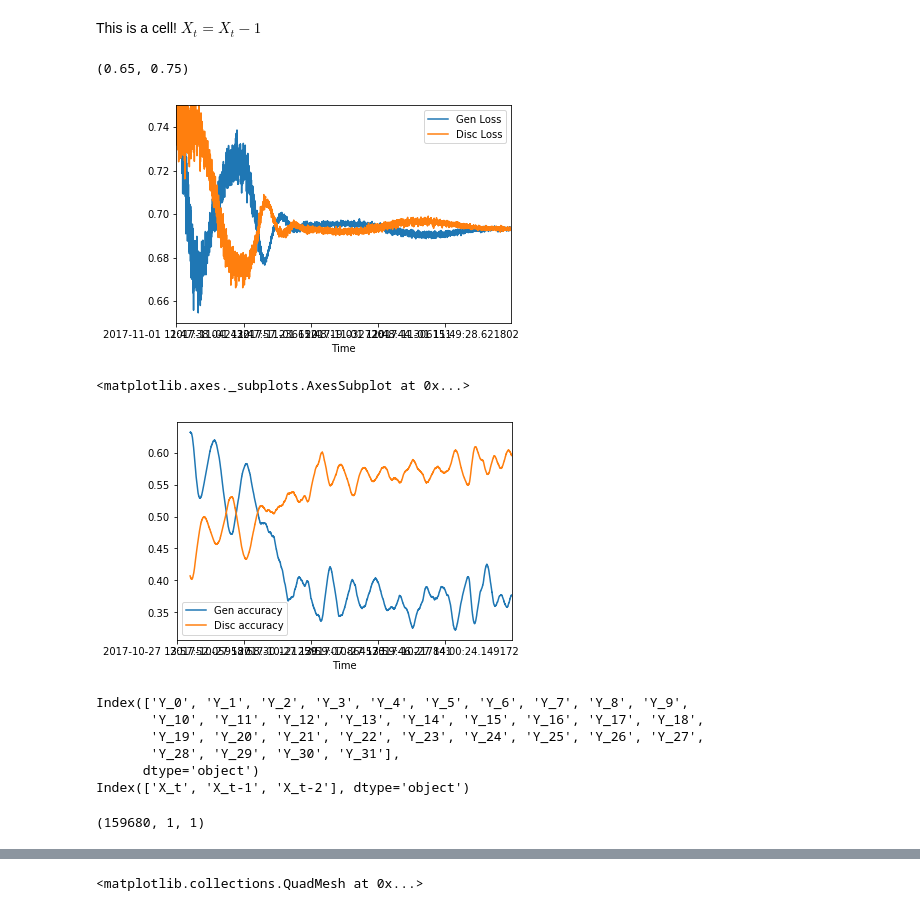
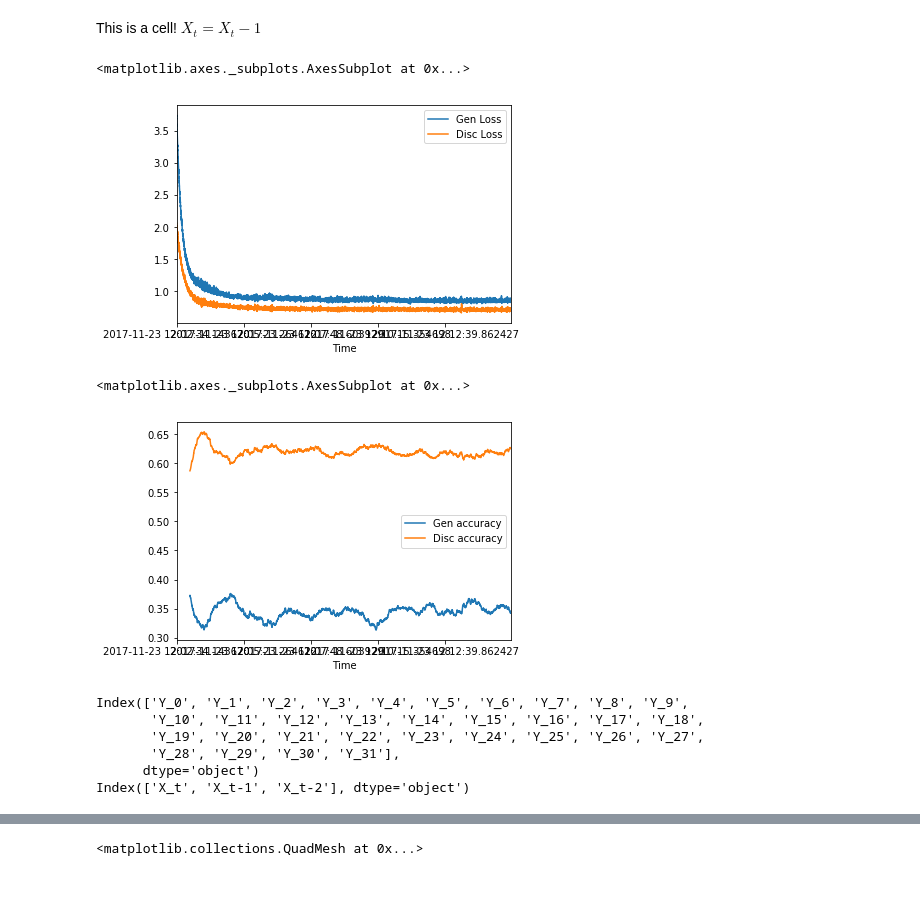
Before and after one commit to djgagne/lorenz_gan, a Jupyter notebook: notebooks/lorenz_gan_eval.ipynb, the cells around one changed output, grey strips where cells are left out. Drawn from its saved outputs; the diff is of its cells as text; code cells hidden in the pictures.

```diff
--- a/notebooks/lorenz_gan_eval.ipynb
+++ b/notebooks/lorenz_gan_eval.ipynb
@@ -128,18 +127,17 @@ plt.hist(patches.mean(axis=1))
 This is a cell!
 $X_t=X_t -1$
 # %%
-gan_loss = pd.read_csv("../exp_mean/gan_loss_history_0000.csv", index_col="Time")
+gan_loss = pd.read_csv("../exp/gan_loss_history_0000.csv", index_col="Time")
 # %%
-gan_loss[["Gen Loss", "Disc Loss"]].rolling(10).mean().plot()
-plt.ylim(0.65, 0.75)
+gan_loss[["Gen Loss", "Disc Loss"]].plot()
 # %% [output]
-(0.65, 0.75)
+<matplotlib.axes._subplots.AxesSubplot at 0x...>
-[figure, old version]
+[figure, new version]
 # %%
 gan_loss[["Gen accuracy", "Disc accuracy"]].rolling(1000).mean().plot()
 # %% [output]
 <matplotlib.axes._subplots.AxesSubplot at 0x...>
-[figure, old version]
+[figure, new version]
 # %%
 combined_data = pd.read_csv("../exp/lorenz_combined_output.csv")
 # %%
@@ -159,7 +157,3 @@ x_norm, x_scaling = normalize_data(np.expand_dims(combined_data[x_cols].values,
 y_norm, y_scaling = normalize_data(np.expand_dims(combined_data[y_cols].values, axis=-1))
 gan_norm = gen_model.predict([x_norm[:,:,0] , np.random.normal(size=(x_norm.shape[0], 20))])
 gan_y = unnormalize_data(gan_norm, y_scaling)
-# %%
-gan_y[:, 0]
-# %% [output]
-(159680, 1, 1)
```
Also changed, not shown: parts of 27 cells of this notebook, 7 other files.
